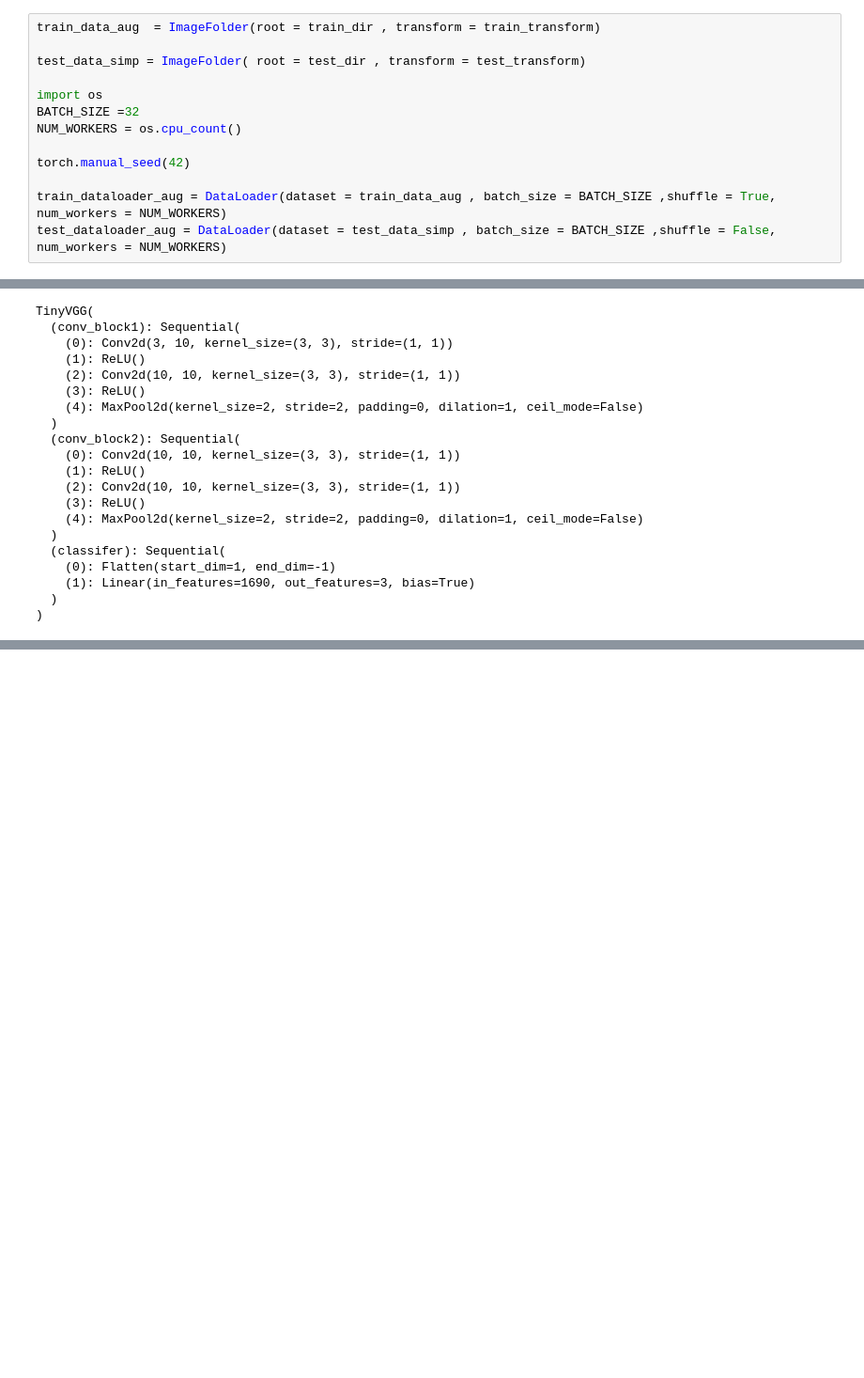
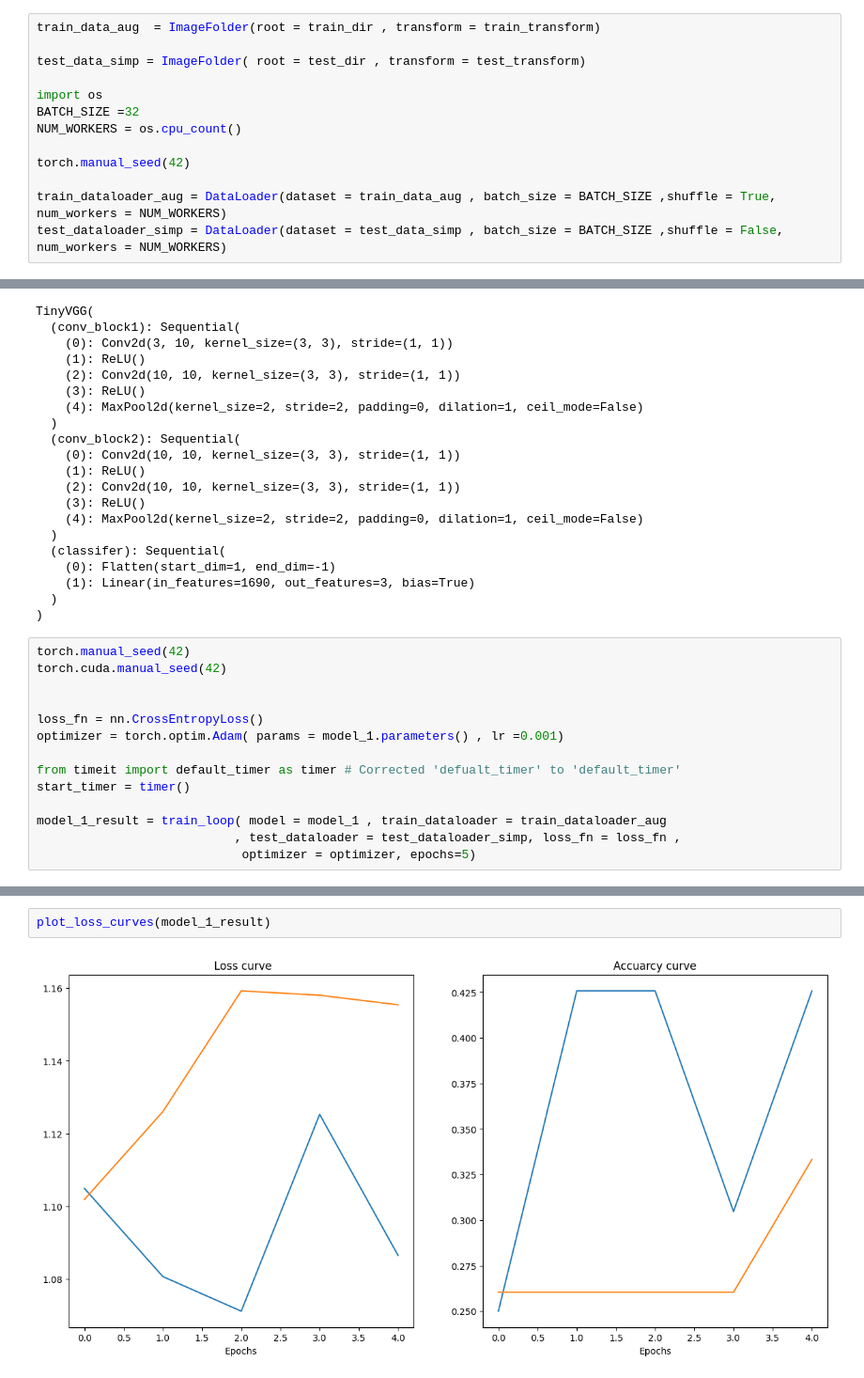
Before and after one commit to Imran1hp/Food-Recognition-Deep-Learning-model, a Jupyter notebook: Food_recognition_Deep_Learning.ipynb, the cells around one changed output, grey strips where cells are left out. Shown at 94% size. Saved outputs shown, nothing was run; the diff lists cells and outputs as text; blank space fills up the shorter version.

```diff
--- a/Food_recognition_Deep_Learning.ipynb
+++ b/Food_recognition_Deep_Learning.ipynb
@@ -901,7 +899,7 @@ NUM_WORKERS = os.cpu_count()
 torch.manual_seed(42)
 
 train_dataloader_aug = DataLoader(dataset = train_data_aug , batch_size = BATCH_SIZE ,shuffle = True, num_workers = NUM_WORKERS)
-test_dataloader_aug = DataLoader(dataset = test_data_simp , batch_size = BATCH_SIZE ,shuffle = False, num_workers = NUM_WORKERS)
+test_dataloader_simp = DataLoader(dataset = test_data_simp , batch_size = BATCH_SIZE ,shuffle = False, num_workers = NUM_WORKERS)
 # %%
 torch.manual_seed( 42)
 
@@ -929,3 +927,17 @@ TinyVGG(
     (1): Linear(in_features=1690, out_features=3, bias=True)
   )
 )
+# %%
+torch.manual_seed(42)
+torch.cuda.manual_seed(42)
+
+
+loss_fn = nn.CrossEntropyLoss()
+optimizer = torch.optim.Adam( params = model_1.parameters() , lr =0.001)
+
+from timeit import default_timer as timer # Corrected 'defualt_timer' to 'default_timer'
+start_timer = timer()
+
+model_1_result = train_loop( model = model_1 , train_dataloader = train_dataloader_aug
+                           , test_dataloader = test_dataloader_simp, loss_fn = loss_fn ,
+                            optimizer = optimizer, epochs=5)
@@ -931,0 +960,4 @@ TinyVGG(
+# %%
+plot_loss_curves(model_1_result)
+# %% [output]
+[figure, added]
```
Also changed, not shown: parts of 29 cells of this notebook.
